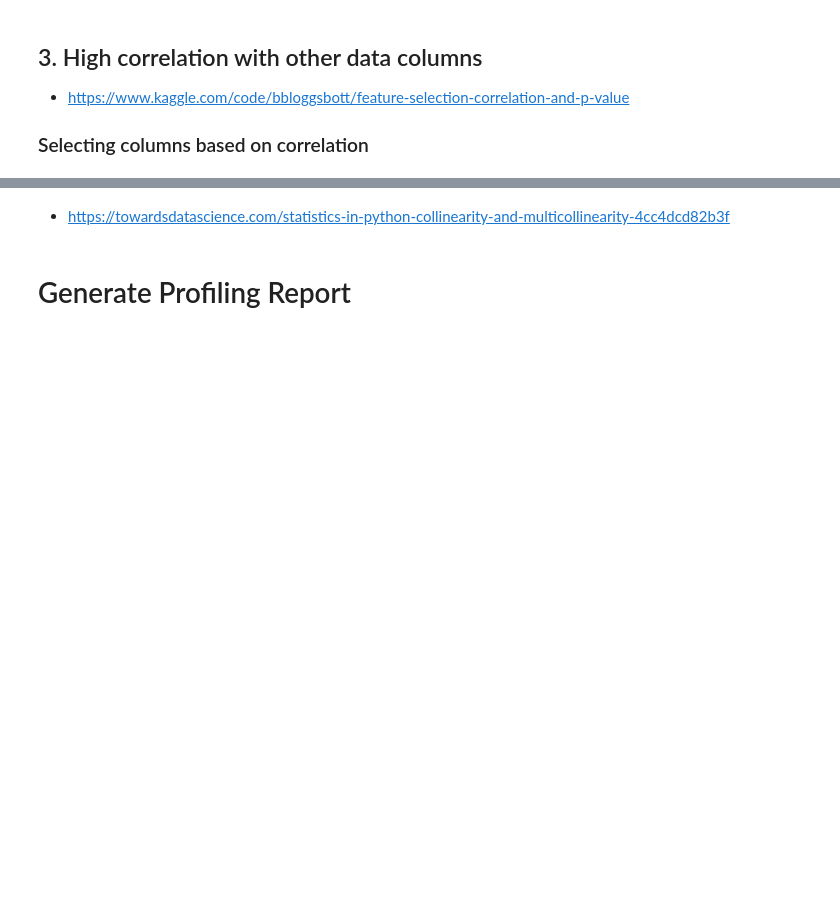
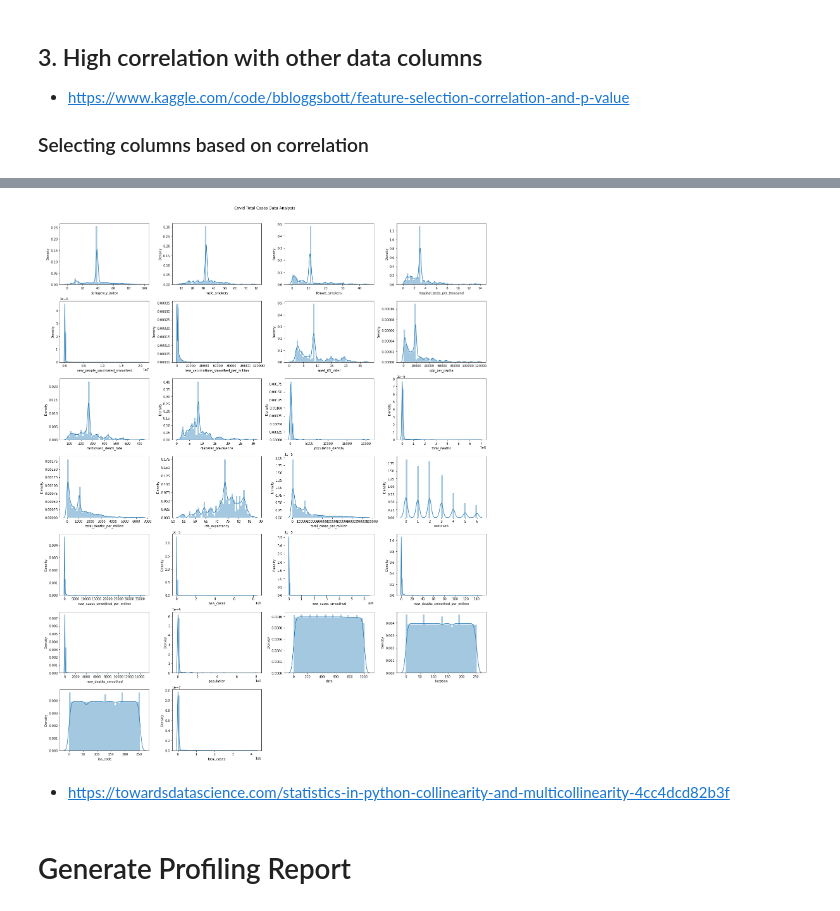
Before and after one commit to aamadorc/CIND820, a Jupyter notebook: CIND820_EDA.ipynb, the cells around one changed output, grey strips where cells are left out. Cells and saved outputs as stored; diff of their text form; code cells hidden in the pictures; blank space fills up the shorter version.

```diff
--- a/CIND820_EDA.ipynb
+++ b/CIND820_EDA.ipynb
@@ -737,3 +630,5 @@ memory usage: 56.5+ MB
+# %%
+dr3_data_corr = dr3_data_corr[selected_columns]
 # %% [markdown]
 ### Selecting columns based on p-value
 
@@ -742,0 +638,3 @@ First I need to remove the column total_cases because it is the column to be pre
+# %%
+# Removing the total_cases column
+selected_columns = selected_columns[0:-1].values
@@ -742,0 +699,7 @@ First I need to remove the column total_cases because it is the column to be pre
+# %%
+SL = 0.05
+data_modeled, selected_columns, summary = backwardElimination(
+    dr3_data_corr.iloc[:,:-1].values ,
+    dr3_data_corr.iloc[:,-1].values,
+    SL,
+    selected_columns)
@@ -742,0 +746,9 @@ First I need to remove the column total_cases because it is the column to be pre
+# %%
+result = pd.DataFrame()
+result['total_cases'] = dr3_data_corr.iloc[:,-1]
+
+dr3_data = pd.DataFrame(data = data_modeled, columns = selected_columns)
+
+dr3_data['total_cases'] = result['total_cases']
+
+dr3_data.head()
@@ -743,3 +763,20 @@ First I need to remove the column total_cases because it is the column to be pre
+# %%
+
+fig = plt.figure(figsize = (20, 25))
+j = 0
+for i in dr3_data.columns:
+    plt.subplot(7, 4, j+1)
+    j += 1
+    sns.distplot(dr3_data[i])
+    #plt.legend(loc='best',fontsize=10)
+fig.suptitle('Covid Total Cases Data Analysis')
+fig.tight_layout()
+fig.subplots_adjust(top=0.95)
+
+
+plt.show();
+# %% [output]
+[figure, added]
 # %% [markdown]
 * https://towardsdatascience.com/statistics-in-python-collinearity-and-multicollinearity-4cc4dcd82b3f
 # %% [markdown]
```
Also changed, not shown: parts of 32 cells of this notebook, 1 other file.
